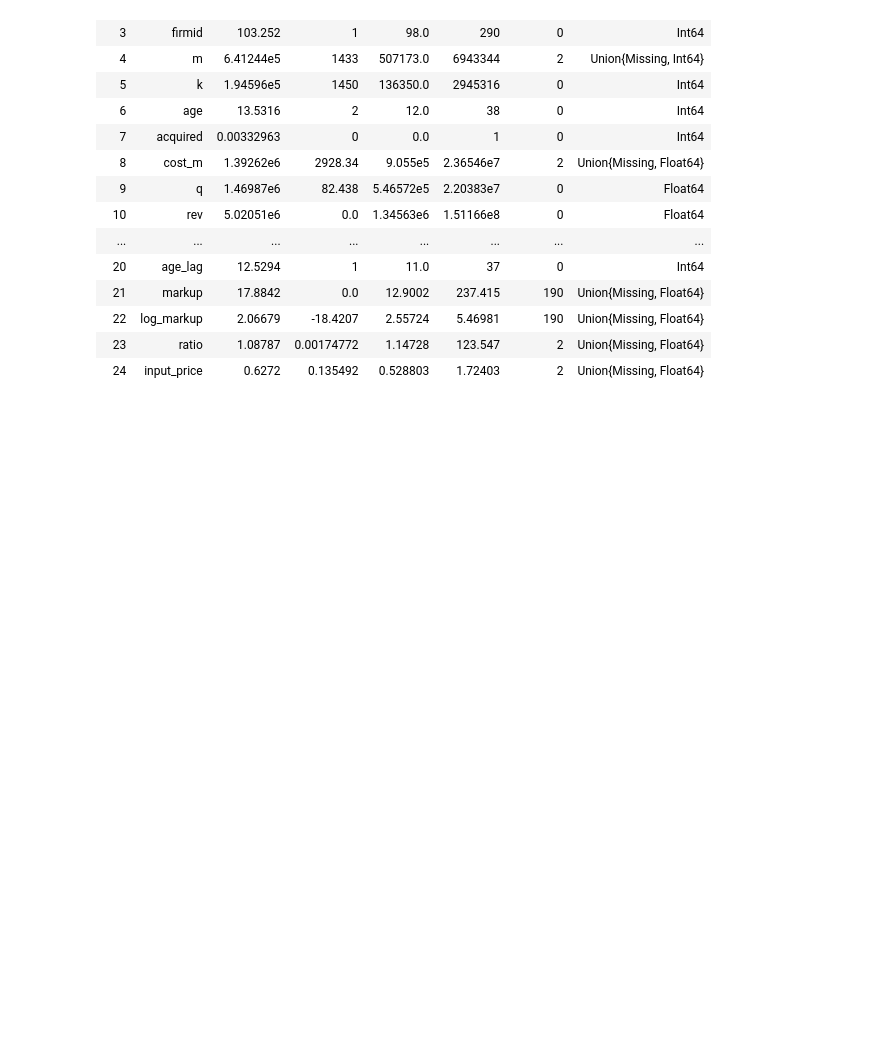
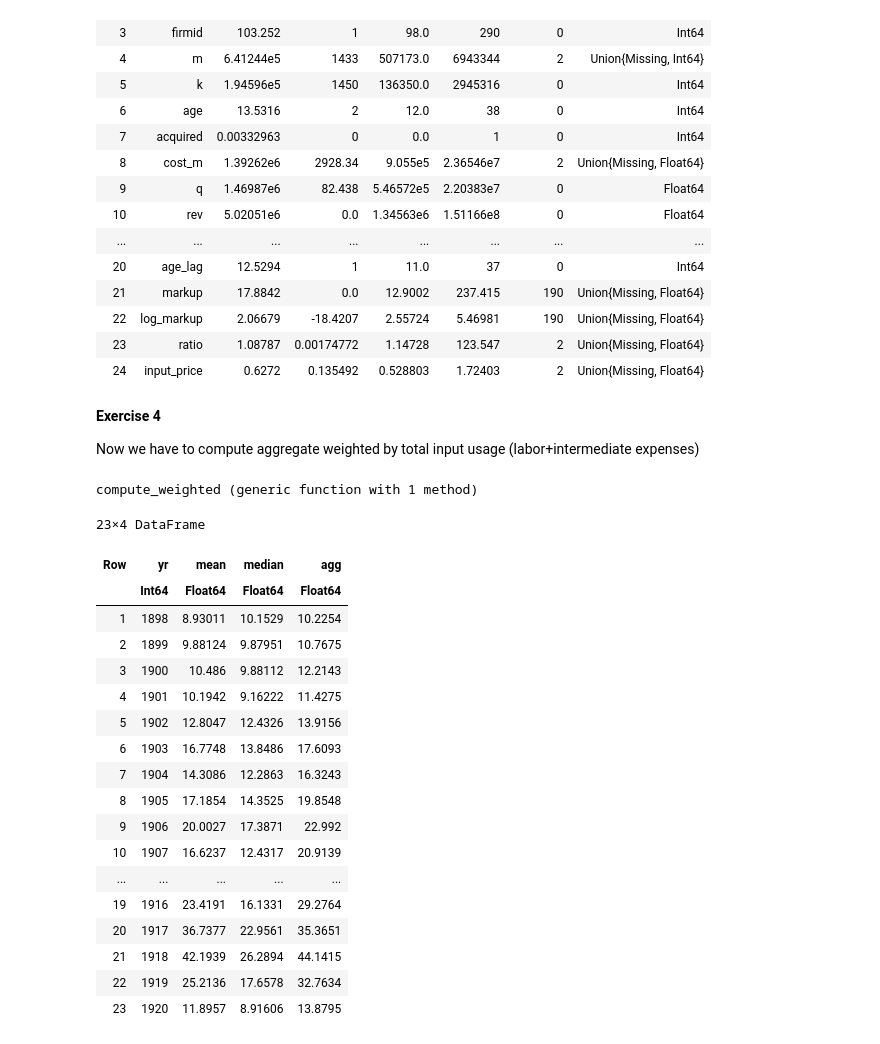
Before and after one commit to jorditorres1098/TSE-2025-2026, a Jupyter notebook: IO/problem_set1.ipynb, the cells around one changed output. Drawn from its saved outputs; the diff is of its cells as text; code cells hidden in the pictures; blank space fills up the shorter version.

```diff
--- a/IO/problem_set1.ipynb
+++ b/IO/problem_set1.ipynb
@@ -491,3 +493,73 @@ describe(data)
 | 22 | log_markup | 2.06679 | -18.4207 | 2.55724 | 5.46981 | 190 | Union{Missing, Float64} |
 | 23 | ratio | 1.08787 | 0.00174772 | 1.14728 | 123.547 | 2 | Union{Missing, Float64} |
 | 24 | input_price | 0.6272 | 0.135492 | 0.528803 | 1.72403 | 2 | Union{Missing, Float64} |
+# %% [markdown]
+**Exercise 4**
+
+Now we have to compute aggregate weighted by total input usage (labor+intermediate expenses)
+# %%
+using DataFrames, Statistics
+
+function compute_weighted(data, y)
+
+        df= copy(data)
+
+        df.input_exp= df.cost_l .+ df.cost_m
+
+        df= dropmissing(df, [y, :input_exp, :yr])
+
+
+        g = groupby(df, :yr)
+
+        out= combine(g,
+
+            y=>mean =>:mean,
+            y=>median => :median,
+            [y, :input_exp]=>((o,x) -> begin
+                w= x./sum(x)
+                sum(w .* o)
+            end)=> :agg
+        )
+
+         sort!(out, :yr)
+        return out
+
+end
+# %% [output]
+compute_weighted (generic function with 1 method)
+# %%
+##Compute productivity from GMM estimates
+
+#log_output - β0 - βl*log_l - βk*log_k
+#    β0, βl, βk, ρ, βa = θ
+
+
+
+data.productivity =
+    log_output .- param[1] .- param[2] .* log_l .- param[3] .* log_k
+
+
+
+data_productivity= compute_weighted(data, :productivity)
+
+data_markup= compute_weighted(data, :markup)
+# %% [output]
+23×4 DataFrame
+| Row | yr | mean | median | agg |
+|  | Int64 | Float64 | Float64 | Float64 |
+| 1 | 1898 | 8.93011 | 10.1529 | 10.2254 |
+| 2 | 1899 | 9.88124 | 9.87951 | 10.7675 |
+| 3 | 1900 | 10.486 | 9.88112 | 12.2143 |
+| 4 | 1901 | 10.1942 | 9.16222 | 11.4275 |
+| 5 | 1902 | 12.8047 | 12.4326 | 13.9156 |
+| 6 | 1903 | 16.7748 | 13.8486 | 17.6093 |
+| 7 | 1904 | 14.3086 | 12.2863 | 16.3243 |
+| 8 | 1905 | 17.1854 | 14.3525 | 19.8548 |
+| 9 | 1906 | 20.0027 | 17.3871 | 22.992 |
+| 10 | 1907 | 16.6237 | 12.4317 | 20.9139 |
+| ... | ... | ... | ... | ... |
+| 19 | 1916 | 23.4191 | 16.1331 | 29.2764 |
+| 20 | 1917 | 36.7377 | 22.9561 | 35.3651 |
+| 21 | 1918 | 42.1939 | 26.2894 | 44.1415 |
+| 22 | 1919 | 25.2136 | 17.6578 | 32.7634 |
+| 23 | 1920 | 11.8957 | 8.91606 | 13.8795 |
```
Also changed, not shown: parts of 3 cells of this notebook, 3 other files.
